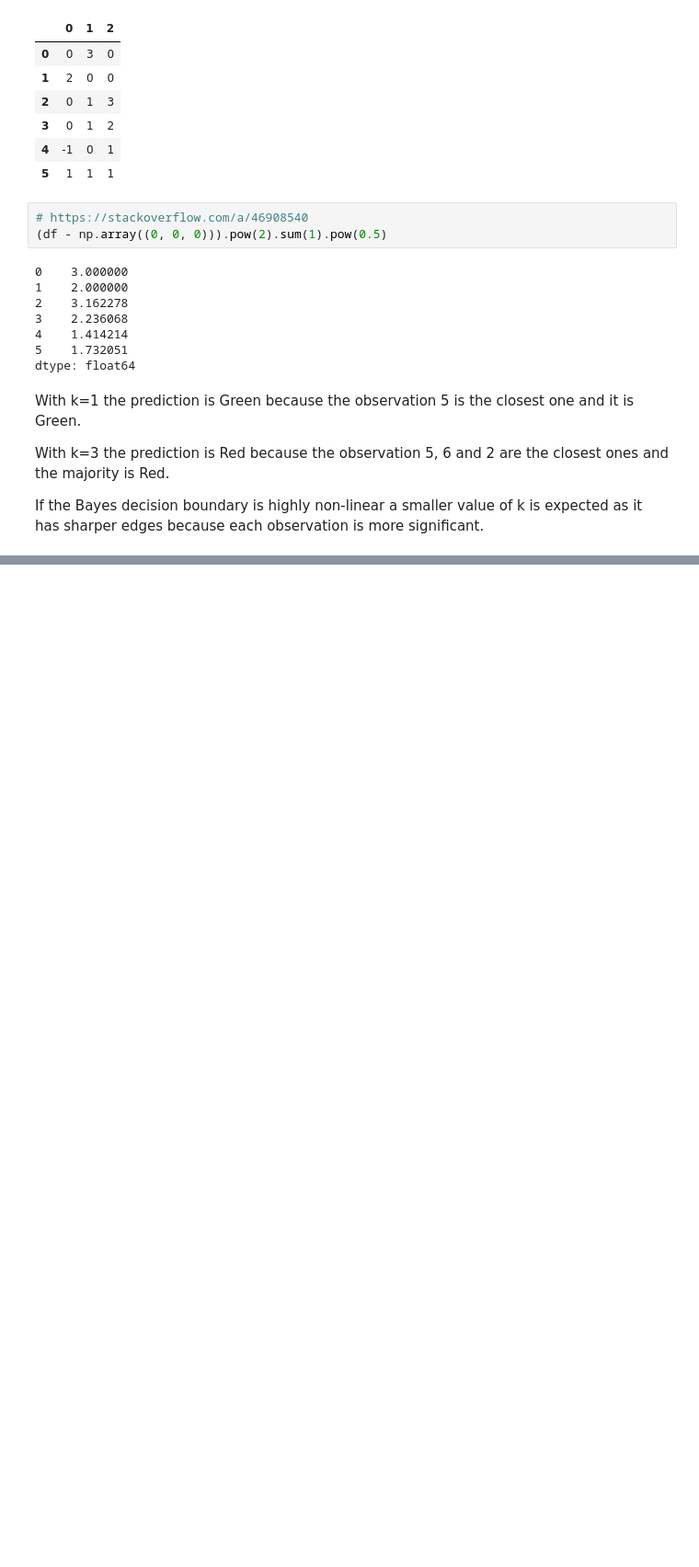
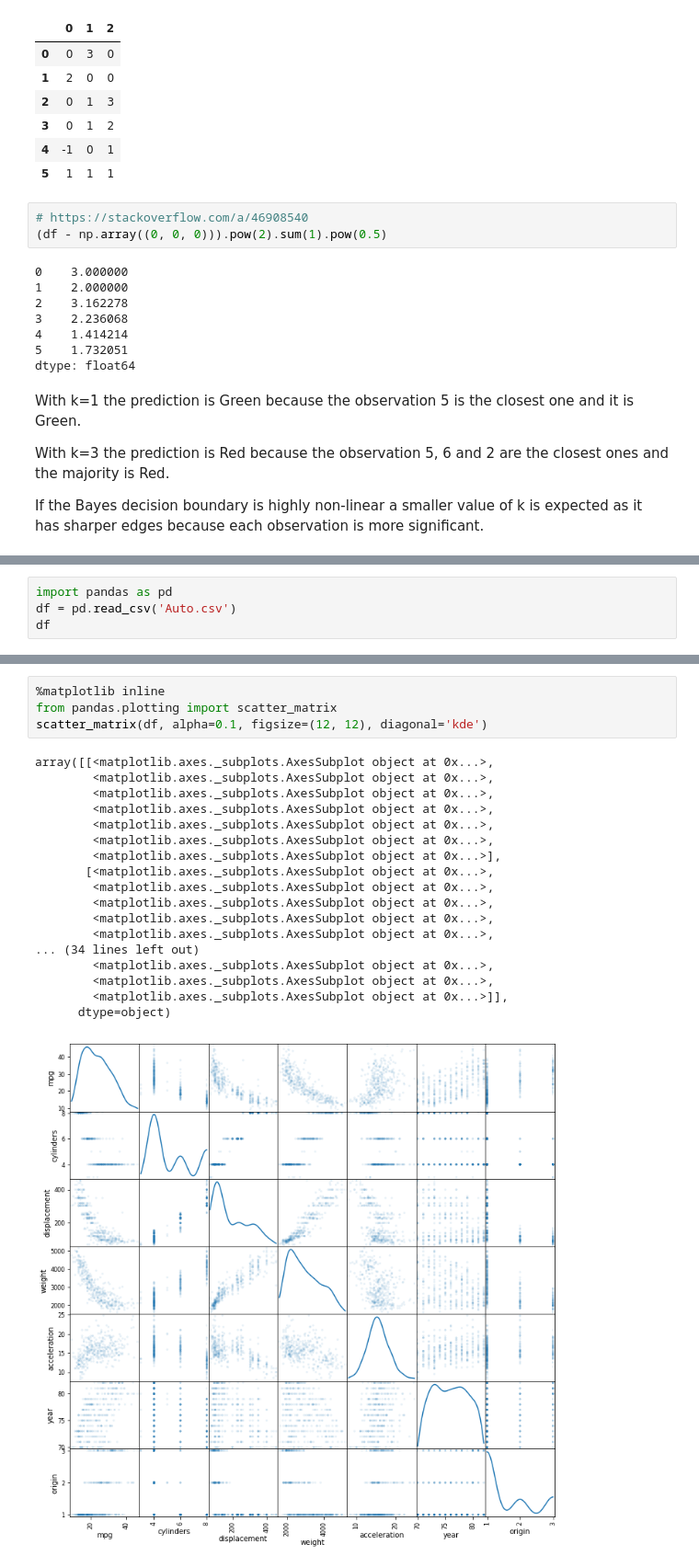
Before and after one commit to seppo0010/islr-answers, a Jupyter notebook: ISLR-answers.ipynb, the cells around one changed output, grey strips where cells are left out. Shown: that part at 92% size. Saved outputs shown, nothing was run; the diff lists cells and outputs as text; blank space fills up the shorter version.

```diff
--- a/ISLR-answers.ipynb
+++ b/ISLR-answers.ipynb
@@ -142,0 +122,4 @@ vi. Continue exploring the data, and provide a brief summaryof what you discover
+# %%
+import pandas as pd
+df = pd.read_csv('Auto.csv')
+df
@@ -142,0 +170,23 @@ vi. Continue exploring the data, and provide a brief summaryof what you discover
+# %%
+%matplotlib inline
+from pandas.plotting import scatter_matrix
+scatter_matrix(df, alpha=0.1, figsize=(12, 12), diagonal='kde')
+# %% [output]
+array([[<matplotlib.axes._subplots.AxesSubplot object at 0x...>,
+        <matplotlib.axes._subplots.AxesSubplot object at 0x...>,
+        <matplotlib.axes._subplots.AxesSubplot object at 0x...>,
+        <matplotlib.axes._subplots.AxesSubplot object at 0x...>,
+        <matplotlib.axes._subplots.AxesSubplot object at 0x...>,
+        <matplotlib.axes._subplots.AxesSubplot object at 0x...>,
+        <matplotlib.axes._subplots.AxesSubplot object at 0x...>],
+       [<matplotlib.axes._subplots.AxesSubplot object at 0x...>,
+        <matplotlib.axes._subplots.AxesSubplot object at 0x...>,
+        <matplotlib.axes._subplots.AxesSubplot object at 0x...>,
+        <matplotlib.axes._subplots.AxesSubplot object at 0x...>,
+        <matplotlib.axes._subplots.AxesSubplot object at 0x...>,
+... (34 lines left out)
+        <matplotlib.axes._subplots.AxesSubplot object at 0x...>,
+        <matplotlib.axes._subplots.AxesSubplot object at 0x...>,
+        <matplotlib.axes._subplots.AxesSubplot object at 0x...>]],
+      dtype=object)
+[figure, added]
```
Also changed, not shown: parts of 8 cells of this notebook, 1 other file.
